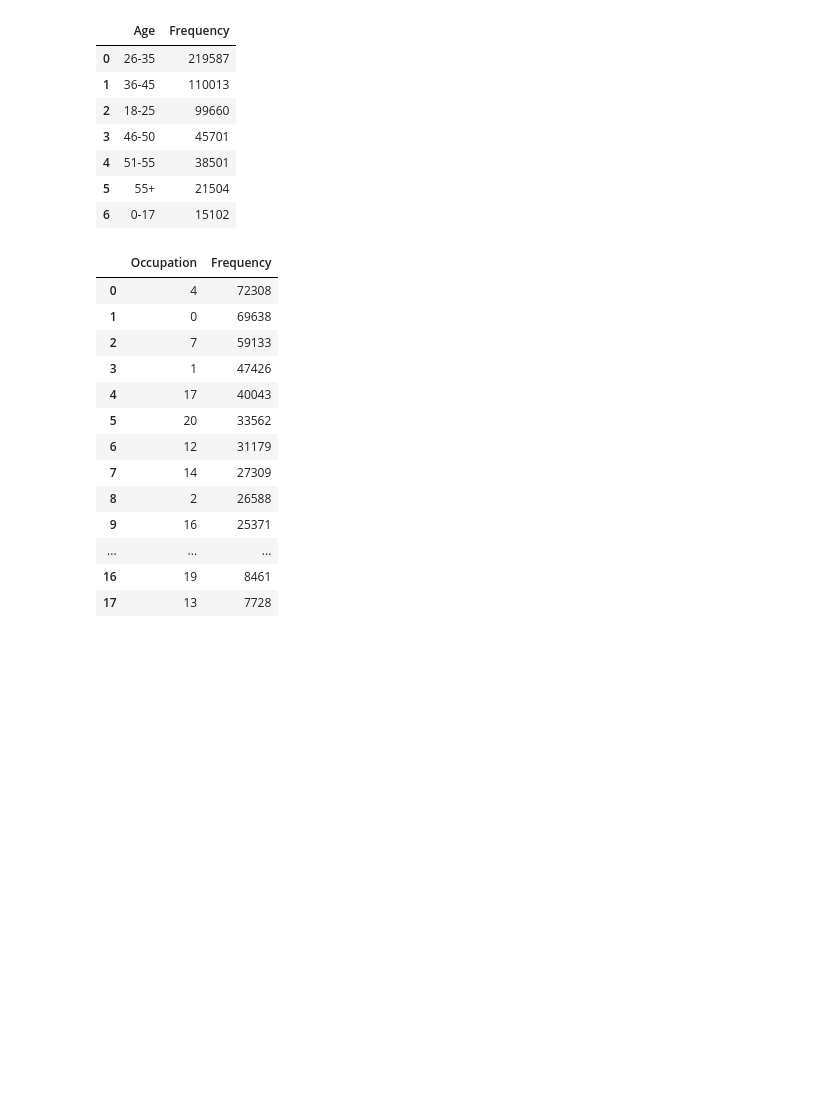
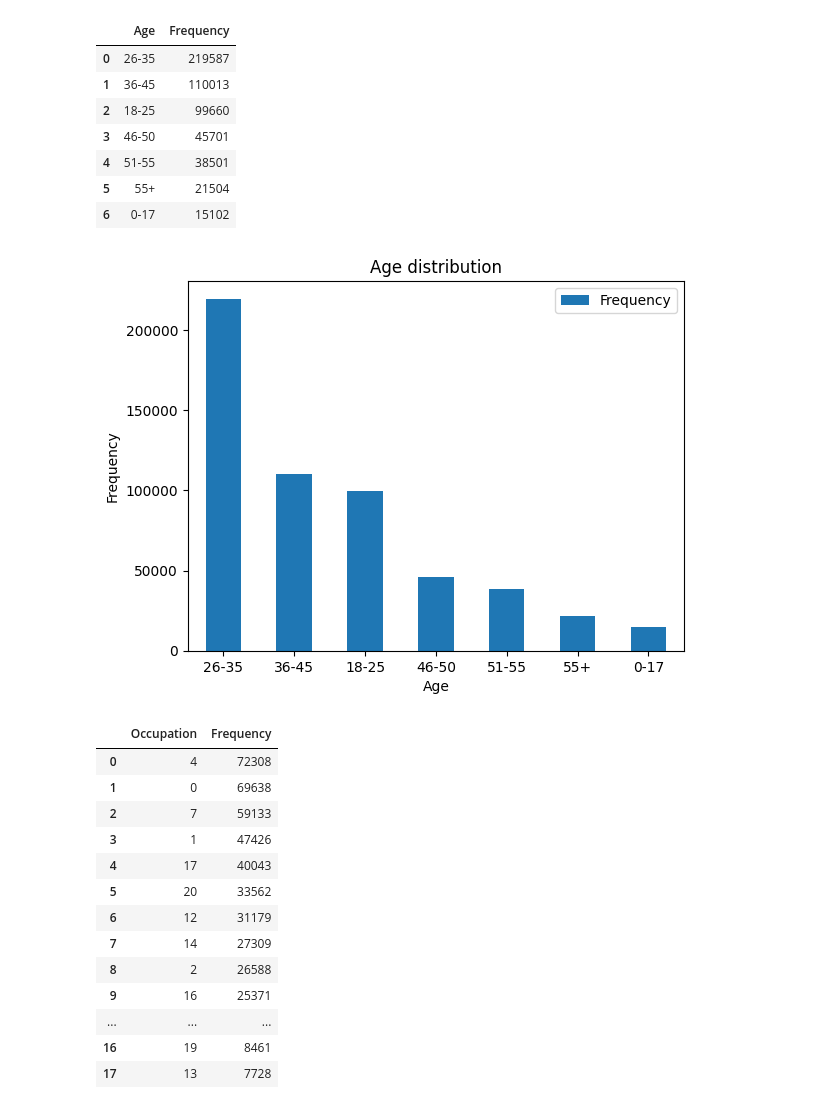
Before and after one commit to DulanjaliLiyanage/UOM-Data-Science-Project-CS5617, a Jupyter notebook: Project/239162A - CS5617 - Data Science.ipynb, the cells around one changed output. Drawn from its saved outputs; the diff is of its cells as text; code cells hidden in the pictures; blank space fills up the shorter version.

```diff
--- a/Project/239162A - CS5617 - Data Science.ipynb
+++ b/Project/239162A - CS5617 - Data Science.ipynb
@@ -190,6 +198,17 @@ age_freq
 | 4 | 51-55 | 38501 |
 | 5 | 55+ | 21504 |
 | 6 | 0-17 | 15102 |
+# %%
+age_freq.plot.bar(x='Age',y='Frequency', rot=0)
+# add x and y labels and a title
+plt.xlabel('Age')
+plt.ylabel('Frequency')
+plt.title('Age distribution')
+
+# show the plot
+plt.savefig("age_distribution.png")
+# %% [output]
+[figure, added]
 # %%
 occupation_freq = df.Occupation.value_counts()
 occupation_freq = pd.DataFrame({'Occupation': occupation_freq.index, 'Frequency': occupation_freq.values})
```
Also changed, not shown: parts of 24 cells of this notebook, 20 other files.
